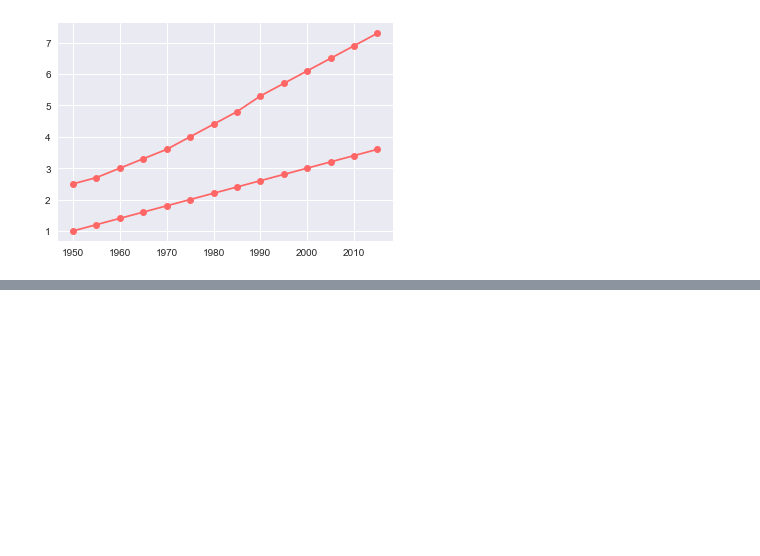
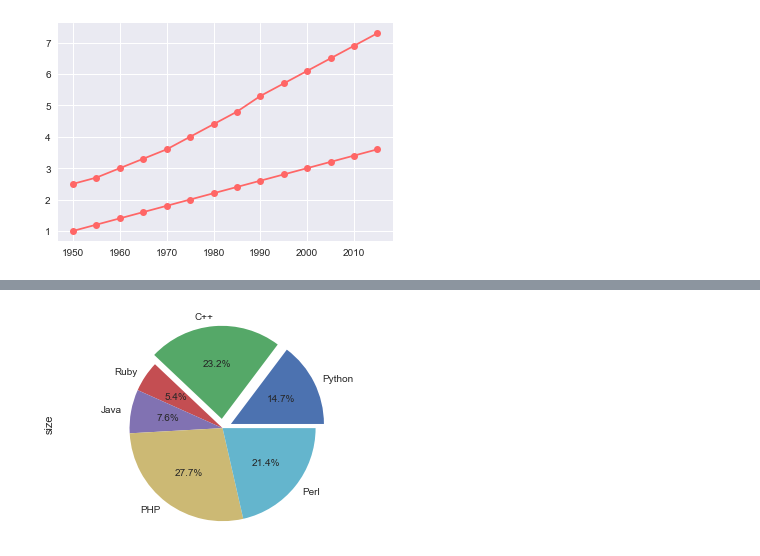
Before and after one commit to jhonasttan/pythonBegToAdClass, a Jupyter notebook: sect14-project9-DataVisiualization/mainNoteBook.ipynb, the cells around one changed output, grey strips where cells are left out. Saved outputs shown, nothing was run; the diff lists cells and outputs as text; code cells hidden in the pictures; blank space fills up the shorter version.

```diff
--- a/sect14-project9-DataVisiualization/mainNoteBook.ipynb
+++ b/sect14-project9-DataVisiualization/mainNoteBook.ipynb
@@ -114,0 +132,7 @@ plt.show()
+# %%
+df_pie = pd.DataFrame({'labels': labels, 'size': sizes})
+df_pie.plot(kind="pie", y='size', labels=labels, legend=False, autopct='%1.1f%%', explode=seperated)
+plt.axis('equal')
+plt.show()
+# %% [output]
+[figure, added]
```
Also changed, not shown: parts of 4 cells of this notebook.
